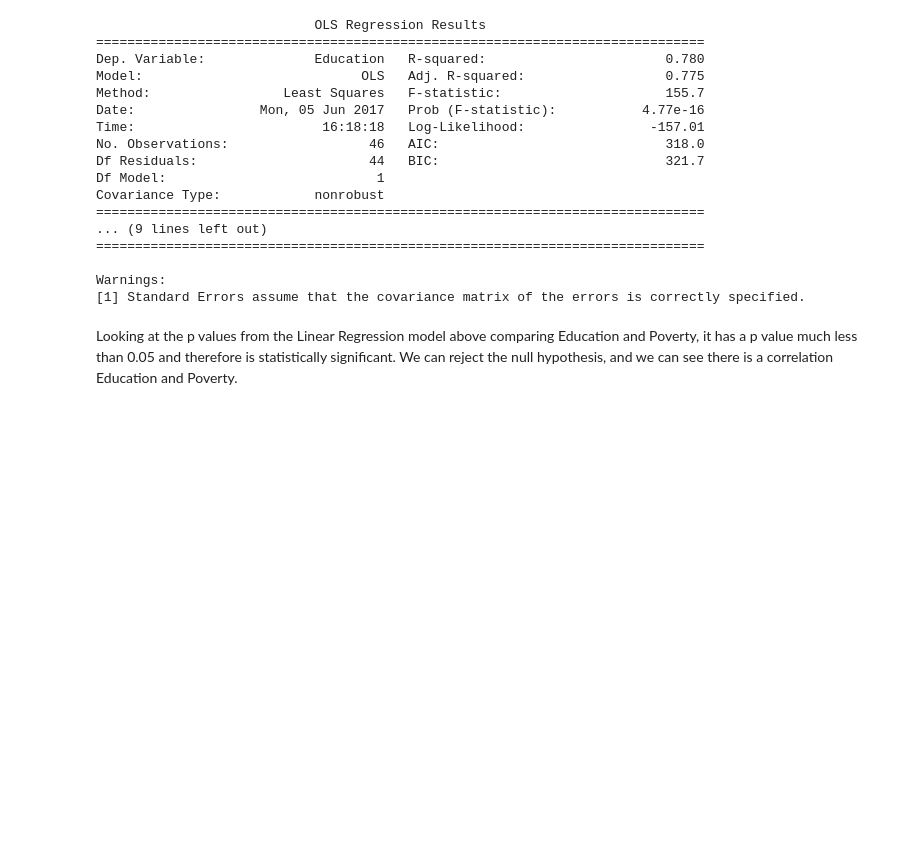
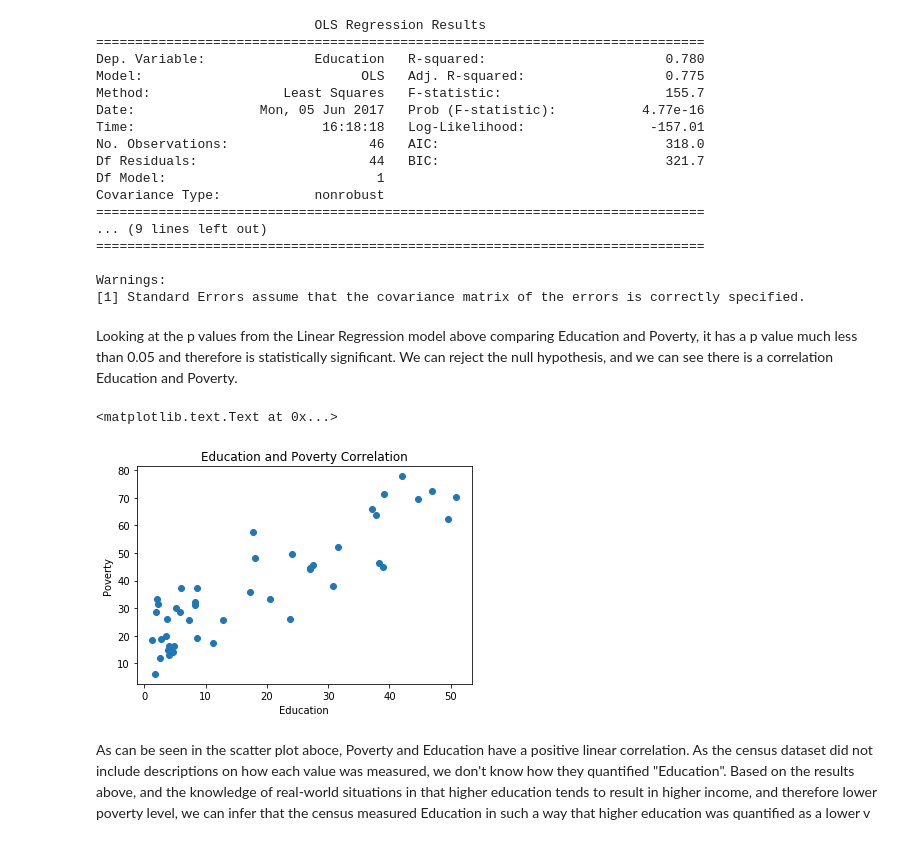
Before and after one commit to gael-vanderlee/CrimeMap, a Jupyter notebook: projectv5.ipynb, the cells around one changed output. Cells and saved outputs as stored; diff of their text form; code cells hidden in the pictures; blank space fills up the shorter version.

Commit message:
education and poverty correlation

```diff
--- a/projectv5.ipynb
+++ b/projectv5.ipynb
@@ -374,3 +374,13 @@ Warnings:
 [1] Standard Errors assume that the covariance matrix of the errors is correctly specified.
 # %% [markdown]
 Looking at the p values from the Linear Regression model above comparing Education and Poverty, it has a p value much less than 0.05 and therefore is statistically significant. We can reject the null hypothesis, and we can see there is a correlation Education and Poverty.
+# %%
+plt.scatter(demographics['Education'], demographics['Poverty'])
+plt.title('Education and Poverty Correlation')
+plt.xlabel('Education')
+plt.ylabel('Poverty')
+# %% [output]
+<matplotlib.text.Text at 0x...>
+[figure, added]
+# %% [markdown]
+As can be seen in the scatter plot aboce, Poverty and Education have a positive linear correlation. As the census dataset did not include descriptions on how each value was measured, we don't know how they quantified "Education". Based on the results above, and the knowledge of real-world situations in that higher education tends to result in higher income, and therefore lower poverty level, we can infer that the census measured Education in such a way that higher education was quantified as a lower v
```
Also changed, not shown: parts of 1 cell of this notebook.
